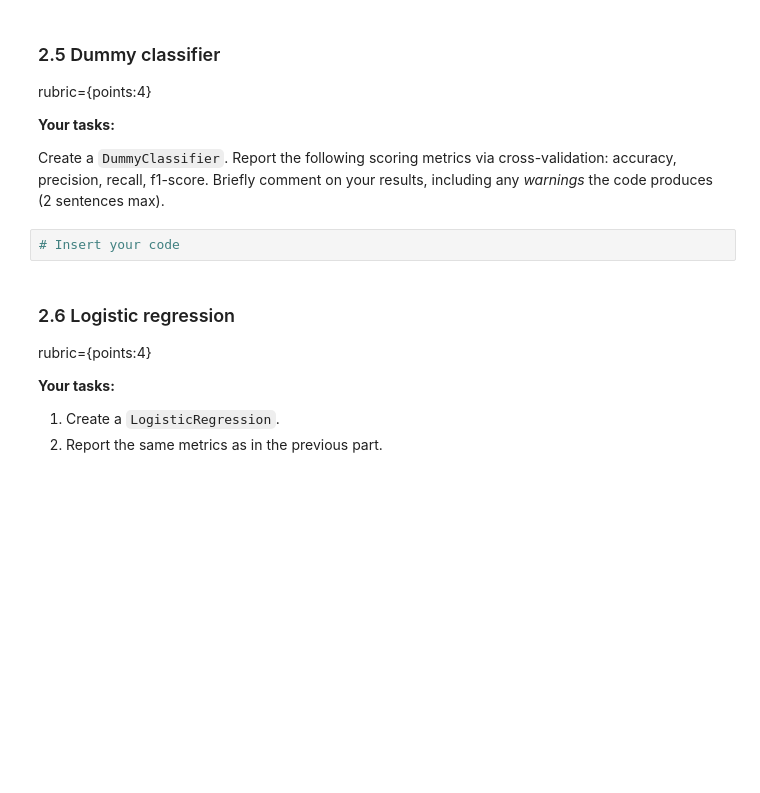
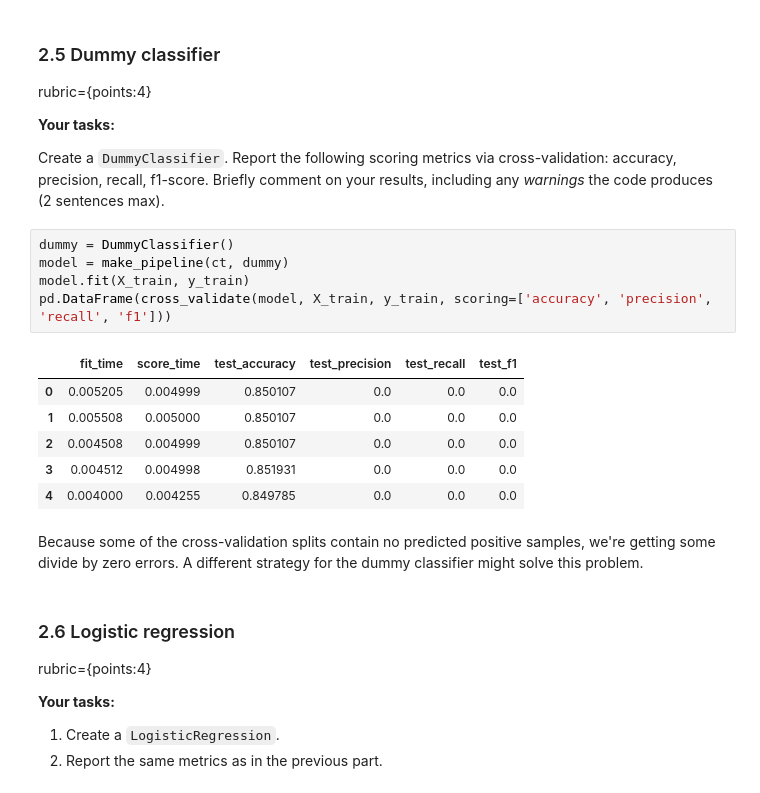
Before and after one commit to CarsonFox/MachineLearning, a Jupyter notebook: HW5/CS4320_HW5.ipynb, the cells around one changed output. Cells and saved outputs as stored; diff of their text form; blank space fills up the shorter version.

```diff
--- a/HW5/CS4320_HW5.ipynb
+++ b/HW5/CS4320_HW5.ipynb
@@ -247,8 +307,20 @@ rubric={points:4}
 **Your tasks:**
 
 Create a `DummyClassifier`. Report the following scoring metrics via cross-validation: accuracy, precision, recall, f1-score. Briefly comment on your results, including any *warnings* the code produces (2 sentences max).
-# %%
-# Insert your code
+# %%
+dummy = DummyClassifier()
+model = make_pipeline(ct, dummy)
+model.fit(X_train, y_train)
+pd.DataFrame(cross_validate(model, X_train, y_train, scoring=['accuracy', 'precision', 'recall', 'f1']))
+# %% [output]
+|  | fit_time | score_time | test_accuracy | test_precision | test_recall | test_f1 |
+| 0 | 0.005205 | 0.004999 | 0.850107 | 0.0 | 0.0 | 0.0 |
+| 1 | 0.005508 | 0.005000 | 0.850107 | 0.0 | 0.0 | 0.0 |
+| 2 | 0.004508 | 0.004999 | 0.850107 | 0.0 | 0.0 | 0.0 |
+| 3 | 0.004512 | 0.004998 | 0.851931 | 0.0 | 0.0 | 0.0 |
+| 4 | 0.004000 | 0.004255 | 0.849785 | 0.0 | 0.0 | 0.0 |
+# %% [markdown]
+Because some of the cross-validation splits contain no predicted positive samples, we're getting some divide by zero errors. A different strategy for the dummy classifier might solve this problem.
 # %% [markdown]
 ### 2.6 Logistic regression
 rubric={points:4}
```
Also changed, not shown: parts of 25 cells of this notebook.
